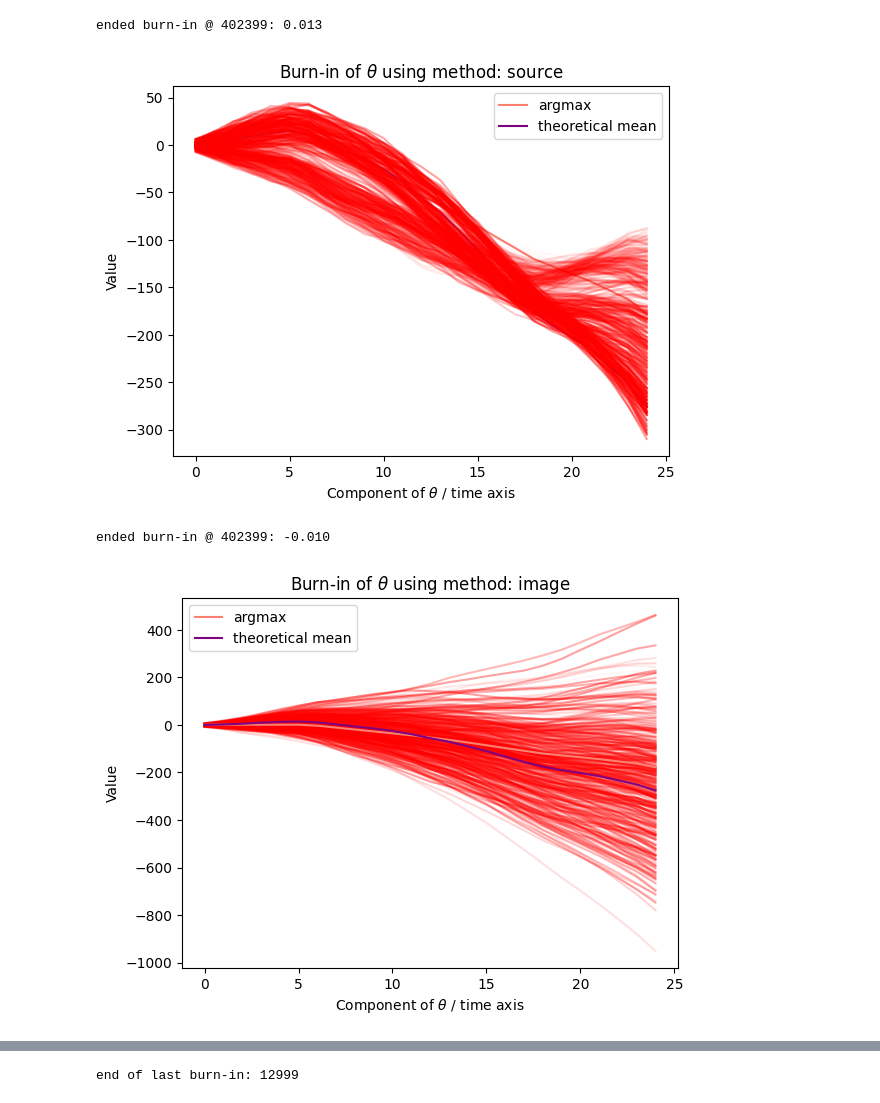
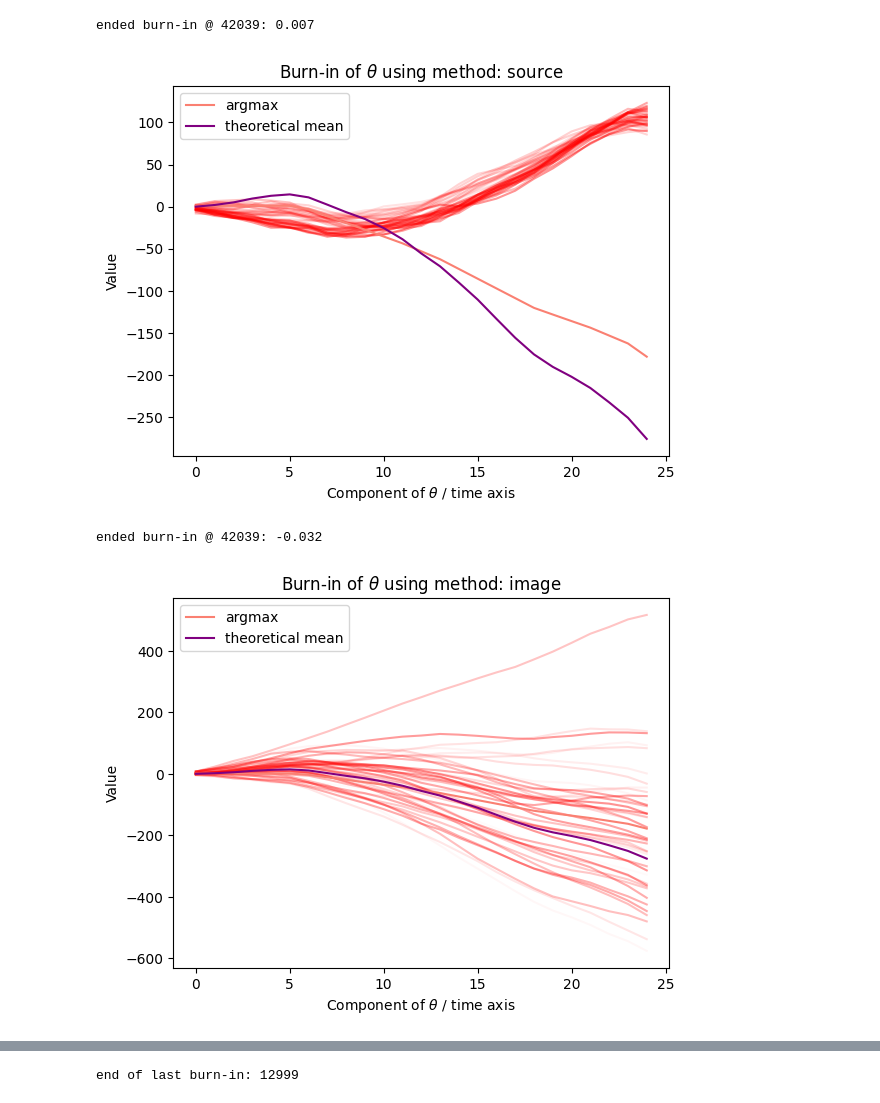
Before and after one commit to vetlerl/mcmc-epidemic, a Jupyter notebook: toy_example_graphics_new.ipynb, the cells around one changed output, grey strips where cells are left out. Drawn from its saved outputs; the diff is of its cells as text; code cells hidden in the pictures.

```diff
--- a/toy_example_graphics_new.ipynb
+++ b/toy_example_graphics_new.ipynb
@@ -43,25 +43,25 @@ ended burn-in @ 402399: -0.014
 # %%
-sim_source, accepts_source, gammas_source, end_source, fig_source = MetropolisHastings(T, Lambda, Y, a, b, method="source", random_state=random_state, niter=2e6)
+sim_source, accepts_source, gammas_source, end_source, fig_source = MetropolisHastings(T, Lambda, Y, a, b, method="source", random_state=random_state, niter=2e5)
 # save
-np.savez("stuff/toymodel2MILrw_source.npz",
+np.savez("stuff/toymodel2e5rw_source.npz",
          theta_tab = sim_source,
          accepts   = accepts_source,
          gammas    = gammas_source,
          end_burnin= end_source
         )
 # %% [output]
-ended burn-in @ 402399: 0.013
+ended burn-in @ 42039: 0.007
-[figure, old version]
+[figure, new version]
 # %%
-sim_image, accepts_image, gammas_image, end_image, fig_image = MetropolisHastings(T, Lambda, Y, a, b, method="image", random_state=random_state, niter=2e6)
+sim_image, accepts_image, gammas_image, end_image, fig_image = MetropolisHastings(T, Lambda, Y, a, b, method="image", random_state=random_state, niter=2e5)
 # save
-np.savez("stuff/toymodel2MILrw_image.npz",
+np.savez("stuff/toymodel2e5rw_image.npz",
          theta_tab = sim_image,
          accepts   = accepts_image,
          gammas    = gammas_image,
          end_burnin= end_image
         )
 # %% [output]
-ended burn-in @ 402399: -0.010
+ended burn-in @ 42039: -0.032
-[figure, old version]
+[figure, new version]
 # %%
```
Also changed, not shown: parts of 17 cells of this notebook, 1 other file.
